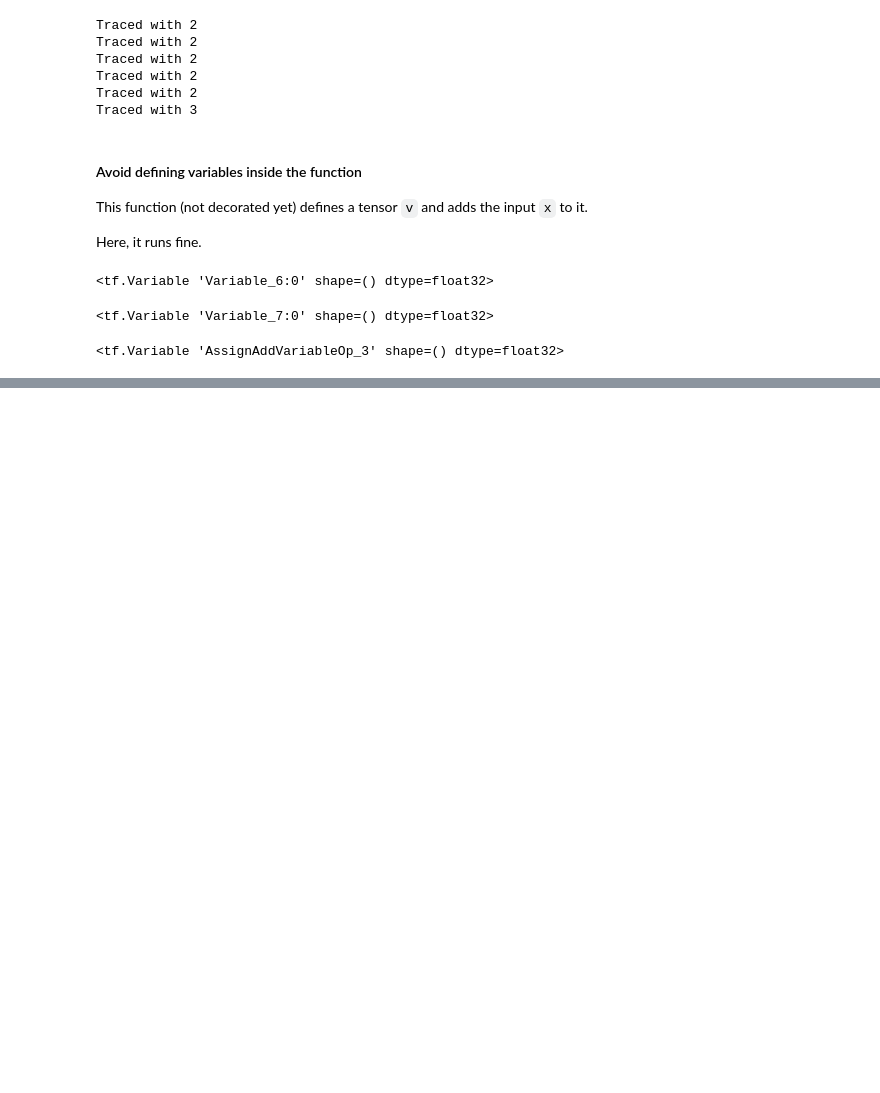
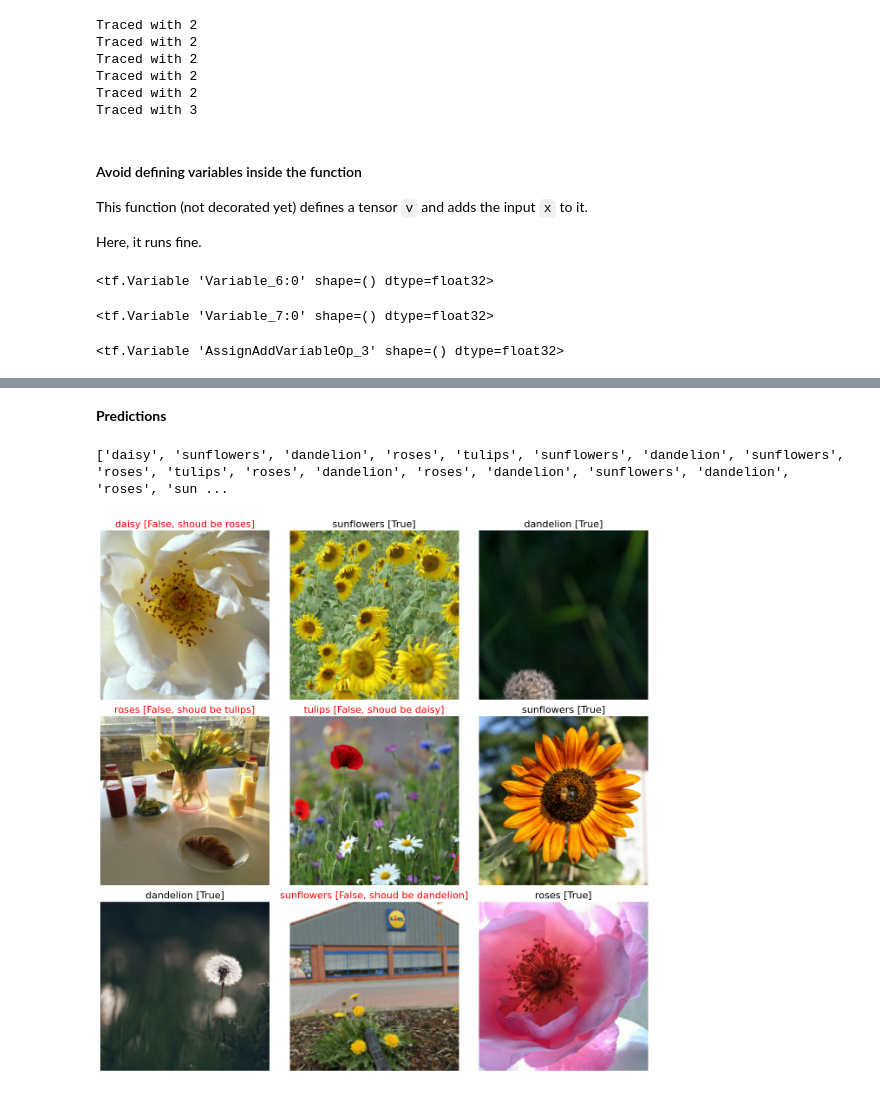
Before and after one commit to PandukaBandara99/ML-Books, a Jupyter notebook: AdvancedTensorFlow2.ipynb, the cells around one changed output, grey strips where cells are left out. Saved outputs shown, nothing was run; the diff lists cells and outputs as text; code cells hidden in the pictures; blank space fills up the shorter version.

```diff
--- a/AdvancedTensorFlow2.ipynb
+++ b/AdvancedTensorFlow2.ipynb
@@ -1321,0 +1654,23 @@ print(f(5))
+# %%
+SIZE = 224 #@param ["192", "224", "331", "512"] {type:"raw"}
+IMAGE_SIZE = [SIZE, SIZE]
+# %%
+GCS_PATTERN = 'gs://flowers-public/tfrecords-jpeg-{}x{}/*.tfrec'.format(IMAGE_SIZE[0], IMAGE_SIZE[1])
+
+BATCH_SIZE = 128  # On TPU in Keras, this is the per-core batch size. The global batch size is 8x this.
+
+VALIDATION_SPLIT = 0.2
+CLASSES = ['daisy', 'dandelion', 'roses', 'sunflowers', 'tulips'] # do not change, maps to the labels in the data (folder names)
+
+# splitting data files between training and validation
+filenames = tf.io.gfile.glob(GCS_PATTERN)
+random.shuffle(filenames)
+
+split = int(len(filenames) * VALIDATION_SPLIT)
+training_filenames = filenames[split:]
+validation_filenames = filenames[:split]
+print("Pattern matches {} data files. Splitting dataset into {} training files and {} validation files".format(len(filenames), len(training_filenames), len(validation_filenames)))
+
+validation_steps = int(3670 // len(filenames) * len(validation_filenames)) // BATCH_SIZE
+steps_per_epoch = int(3670 // len(filenames) * len(training_filenames)) // BATCH_SIZE
+print("With a batch size of {}, there will be {} batches per training epoch and {} batch(es) per validation run.".format(BATCH_SIZE, steps_per_epoch, validation_steps))
@@ -1321,0 +1880,2 @@ print(f(5))
+# %% [markdown]
+**Predictions**
@@ -1321,0 +1957,18 @@ print(f(5))
+# %%
+inference_model = model
+# %%
+some_flowers, some_labels = dataset_to_numpy_util(load_dataset(validation_filenames), 8*20)
+# %%
+import numpy as np
+# randomize the input so that you can execute multiple times to change results
+permutation = np.random.permutation(8*20)
+some_flowers, some_labels = (some_flowers[permutation], some_labels[permutation])
+
+predictions = inference_model(some_flowers)
+
+print(np.array(CLASSES)[np.argmax(predictions, axis=-1)].tolist())
+
+display_9_images_with_predictions(some_flowers, predictions, some_labels)
+# %% [output]
+['daisy', 'sunflowers', 'dandelion', 'roses', 'tulips', 'sunflowers', 'dandelion', 'sunflowers', 'roses', 'tulips', 'roses', 'dandelion', 'roses', 'dandelion', 'sunflowers', 'dandelion', 'roses', 'sun ...
+[figure, added]
```
Also changed, not shown: parts of 65 cells of this notebook.
